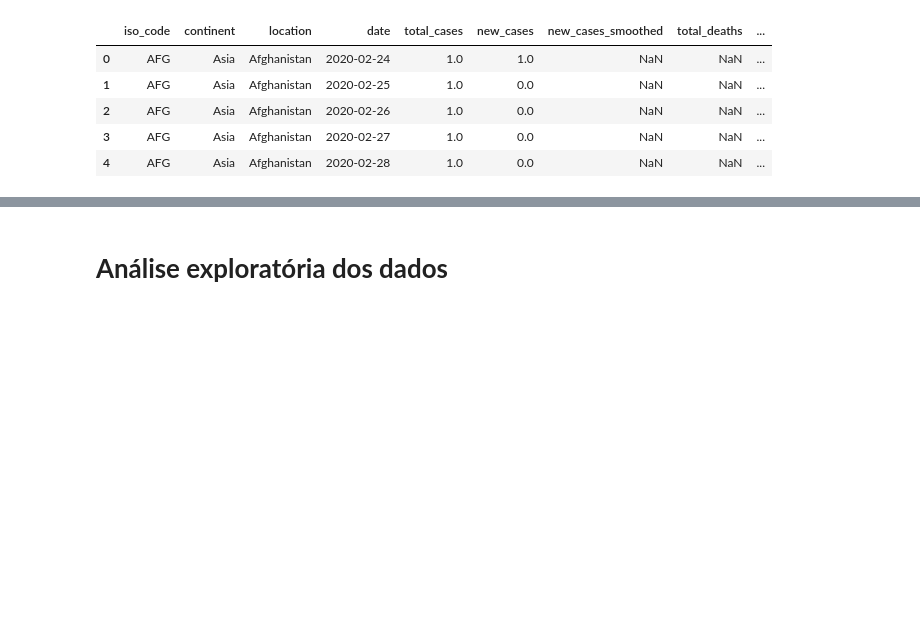
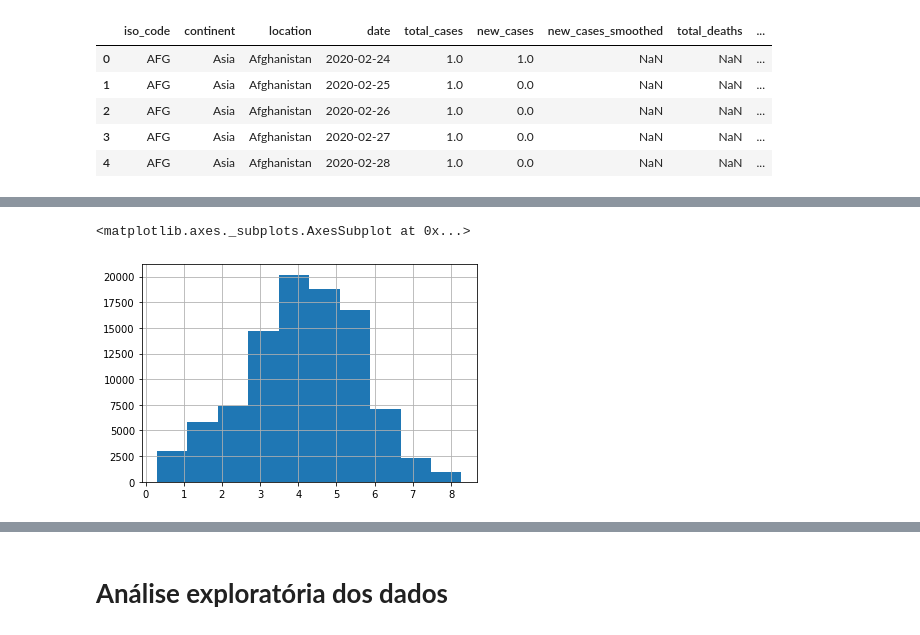
Before and after one commit to lluk4z/IF697-CienciaDeDados, a Jupyter notebook: Projeto01.ipynb, the cells around one changed output, grey strips where cells are left out. Saved outputs shown, nothing was run; the diff lists cells and outputs as text; code cells hidden in the pictures; blank space fills up the shorter version.

```diff
--- a/Projeto01.ipynb
+++ b/Projeto01.ipynb
@@ -26,0 +46,8 @@ df.head()
+# %%
+df['log_total_cases'] = df['total_cases'].apply(np.log10)
+df[df['log_total_cases'] > 0]['log_total_cases'].hist()
+
+#10^4 é o pico
+# %% [output]
+<matplotlib.axes._subplots.AxesSubplot at 0x...>
+[figure, added]
```
Also changed, not shown: parts of 14 cells of this notebook.
